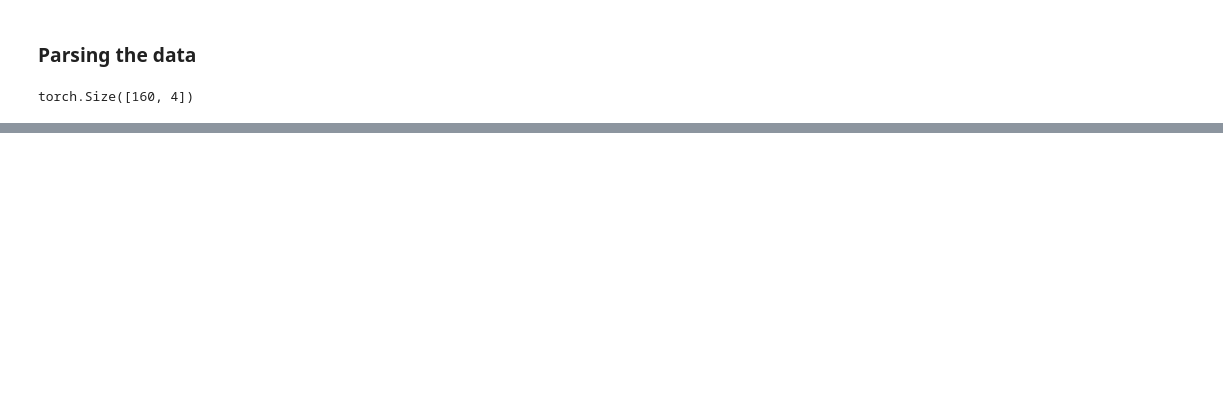
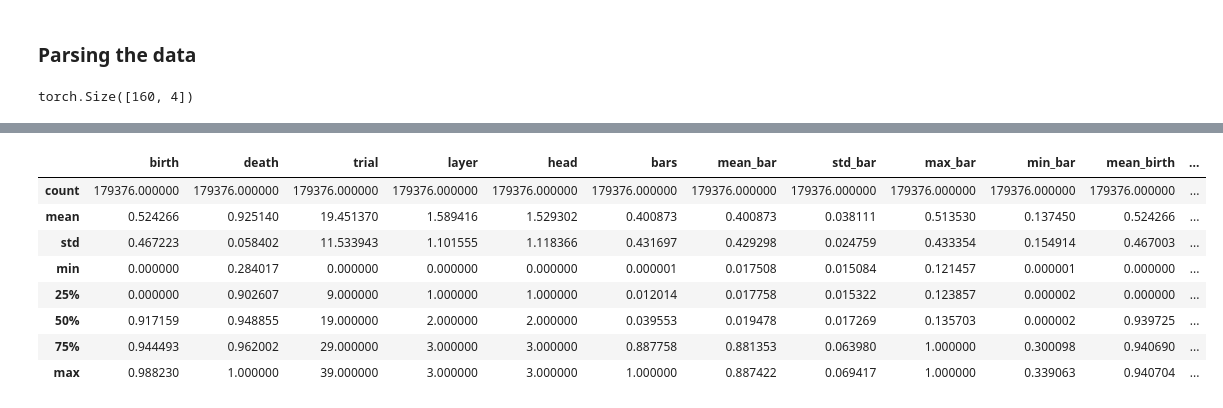
Before and after one commit to h1de0us/mer-eeg-analysis, a Jupyter notebook: graphs/report.ipynb, the cells around one changed output, grey strips where cells are left out. Cells and saved outputs as stored; diff of their text form; code cells hidden in the pictures; blank space fills up the shorter version.

```diff
--- a/graphs/report.ipynb
+++ b/graphs/report.ipynb
@@ -344,0 +462,10 @@ KeyboardInterrupt:
+# %%
+import os
+
+for trial in range(n_trials):
+    for band in range(n_bands):
+        for layer in range(n_layers):
+            for head in range(n_heads):
+                path = f'0_{trial}_{band}_{layer}_{head}.npy'
+                path = os.path.join("../data/attention", path)
+                np.save(path, attention_[trial, band, layer, head, :, :].detach().cpu().numpy())
@@ -344,0 +488,42 @@ KeyboardInterrupt:
+# %%
+import warnings
+warnings.filterwarnings("ignore")
+
+df = pd.DataFrame()
+for trial in range(n_trials):
+    for band in range(n_bands):
+        for layer in range(n_layers):
+            for head in range(n_heads):
+                path = f'0_{trial}_{band}_{layer}_{head}.npy'
+                path = os.path.join("../data/attention", path)
+                mtx = np.load(path)
+                current_df = process_connectivity_matrix(mtx, band)
+                current_df['trial'] = trial
+                current_df['layer'] = layer
+                current_df['head'] = head
+                df = pd.concat([df, current_df])
+
+# statistics of the barcodes
+df.loc[np.isinf(df['death']), 'death'] = 1 # get rid of the infinities
+df['bars'] = df['death'] - df['birth']
+df['mean_bar'] = df.groupby(['order', 'band'])['bars'].transform('mean')
+df['std_bar'] = df.groupby(['order', 'band'])['bars'].transform('std')
+df['max_bar'] = df.groupby(['order', 'band'])['bars'].transform('max')
+df['min_bar'] = df.groupby(['order', 'band'])['bars'].transform('min')
+df['mean_birth'] = df.groupby(['order', 'band'])['birth'].transform('mean')
+df['std_birth'] = df.groupby(['order', 'band'])['birth'].transform('std')
+df['mean_death'] = df.groupby(['order', 'band'])['death'].transform('mean')
+df['std_death'] = df.groupby(['order', 'band'])['death'].transform('std')
+df.to_csv('attention.csv', index=False)
+# %%
+df.describe()
+# %% [output]
+|  | birth | death | trial | layer | head | bars | mean_bar | std_bar | max_bar | min_bar | mean_birth | ... |
+| count | 179376.000000 | 179376.000000 | 179376.000000 | 179376.000000 | 179376.000000 | 179376.000000 | 179376.000000 | 179376.000000 | 179376.000000 | 179376.000000 | 179376.000000 | ... |
+| mean | 0.524266 | 0.925140 | 19.451370 | 1.589416 | 1.529302 | 0.400873 | 0.400873 | 0.038111 | 0.513530 | 0.137450 | 0.524266 | ... |
+| std | 0.467223 | 0.058402 | 11.533943 | 1.101555 | 1.118366 | 0.431697 | 0.429298 | 0.024759 | 0.433354 | 0.154914 | 0.467003 | ... |
+| min | 0.000000 | 0.284017 | 0.000000 | 0.000000 | 0.000000 | 0.000001 | 0.017508 | 0.015084 | 0.121457 | 0.000001 | 0.000000 | ... |
+| 25% | 0.000000 | 0.902607 | 9.000000 | 1.000000 | 1.000000 | 0.012014 | 0.017758 | 0.015322 | 0.123857 | 0.000002 | 0.000000 | ... |
+| 50% | 0.917159 | 0.948855 | 19.000000 | 2.000000 | 2.000000 | 0.039553 | 0.019478 | 0.017269 | 0.135703 | 0.000002 | 0.939725 | ... |
+| 75% | 0.944493 | 0.962002 | 29.000000 | 3.000000 | 3.000000 | 0.887758 | 0.881353 | 0.063980 | 1.000000 | 0.300098 | 0.940690 | ... |
+| max | 0.988230 | 1.000000 | 39.000000 | 3.000000 | 3.000000 | 1.000000 | 0.887422 | 0.069417 | 1.000000 | 0.339063 | 0.940704 | ... |
```
Also changed, not shown: parts of 26 cells of this notebook, 3 other files.
